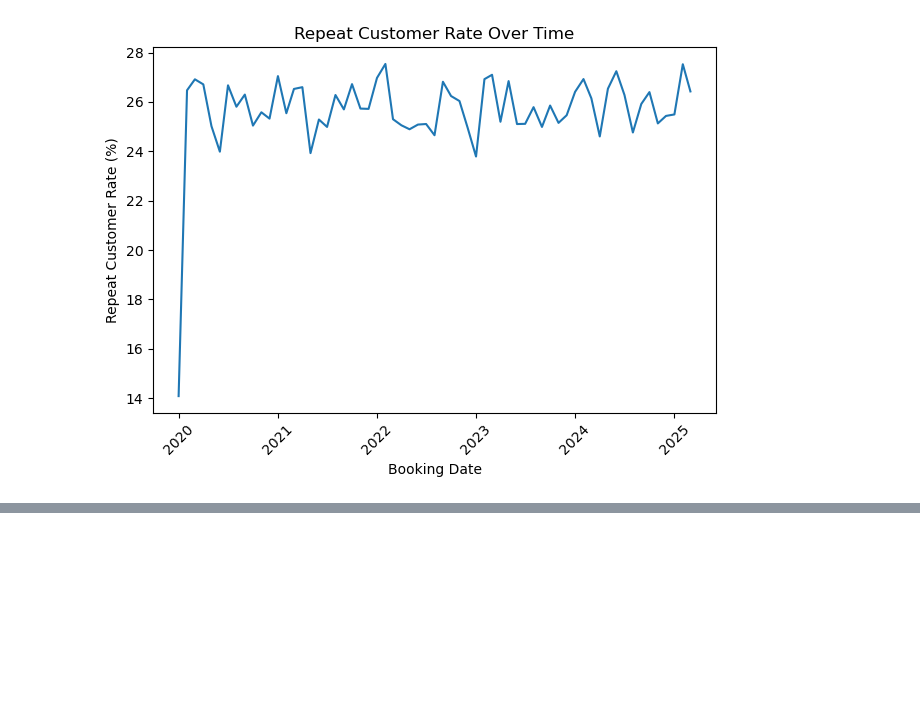
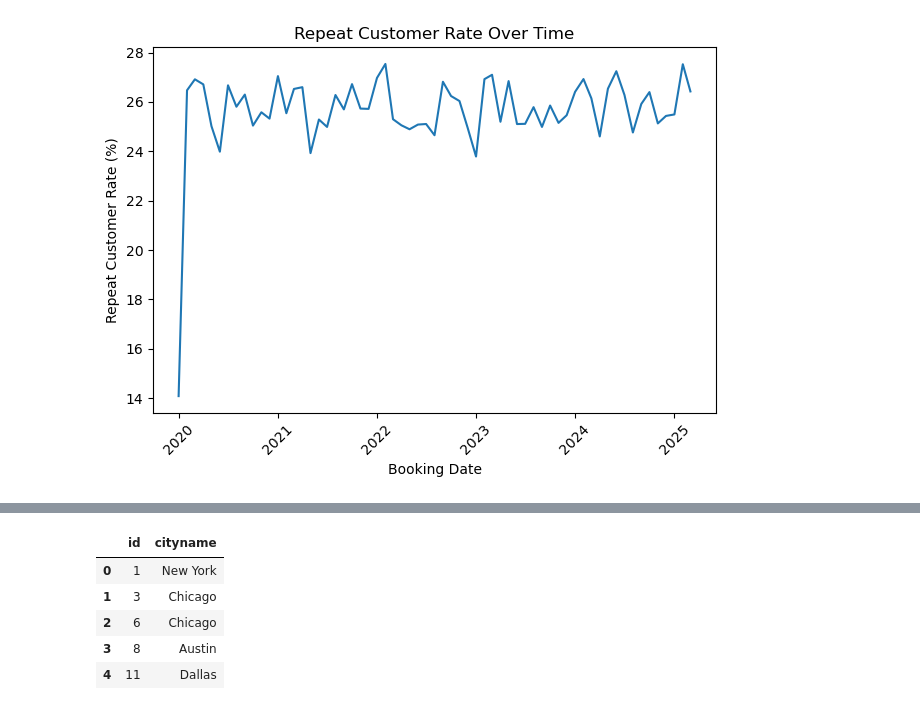
Before and after one commit to Amoako419/Rental_Marketplace, a Jupyter notebook: notebooks/kpis_pandas.ipynb, the cells around one changed output, grey strips where cells are left out. Saved outputs shown, nothing was run; the diff lists cells and outputs as text; code cells hidden in the pictures; blank space fills up the shorter version.

```diff
--- a/notebooks/kpis_pandas.ipynb
+++ b/notebooks/kpis_pandas.ipynb
@@ -348,0 +417,18 @@ plt.show()
+# %%
+import re
+def clean_column_names(df):
+    df.columns = [col.decode("utf-8") if isinstance(col, bytes) else col for col in df.columns]
+    df.columns = df.columns.str.strip().str.replace(r'\s+', '_', regex=True).str.lower()
+    df.columns = [re.sub(r'[^a-zA-Z0-9_]', '', col) for col in df.columns]
+    df.columns = [col[1:] if col else col for col in df.columns]  # Remove the first character of each column name
+    return df
+# %%
+df = clean_column_names(df)
+df.head()
+# %% [output]
+|  | id | cityname |
+| 0 | 1 | New York |
+| 1 | 3 | Chicago |
+| 2 | 6 | Chicago |
+| 3 | 8 | Austin |
+| 4 | 11 | Dallas |
```
Also changed, not shown: parts of 13 cells of this notebook, 5 other files.
